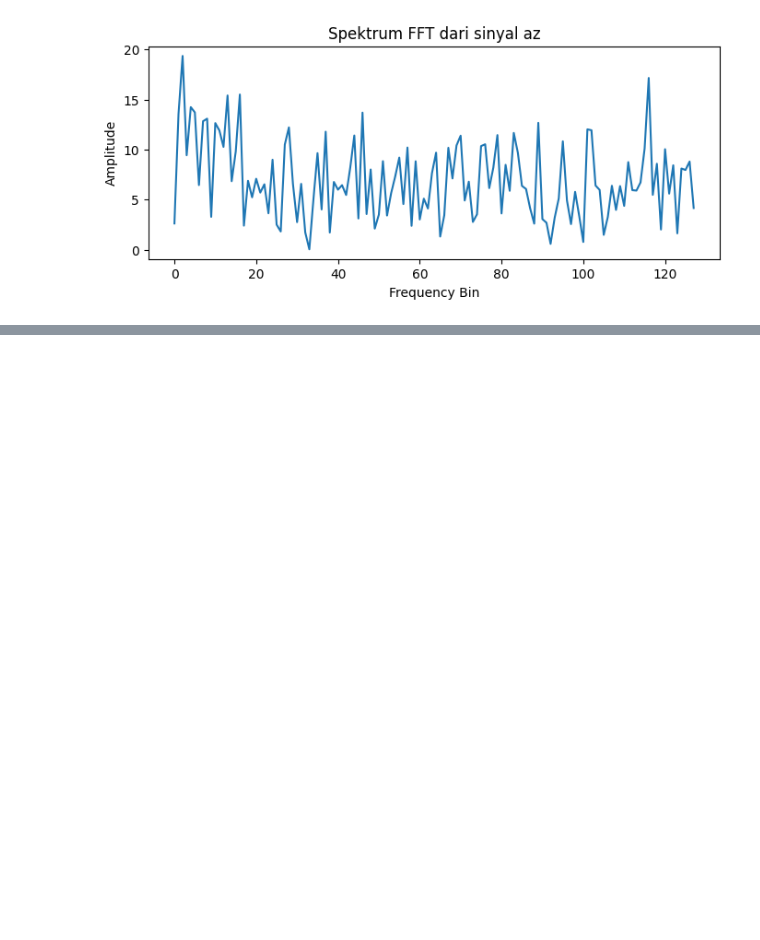
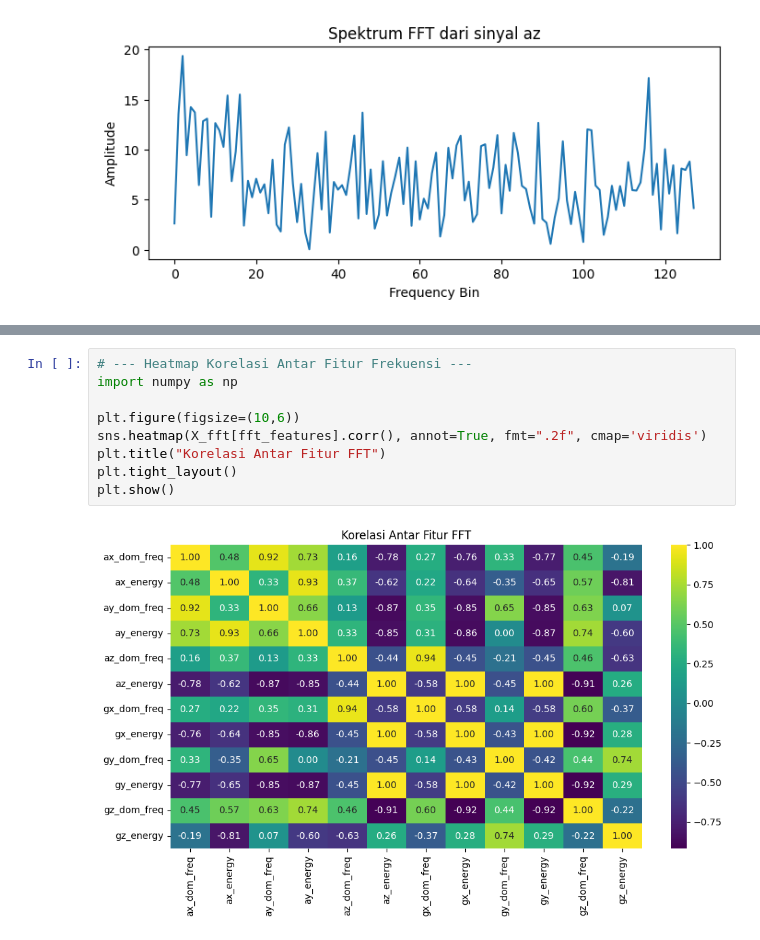
Before and after one commit to verykurniabakti/cv, a Jupyter notebook: 02EkstraksifiturFFT.ipynb, the cells around one changed output, grey strips where cells are left out. Drawn from its saved outputs; the diff is of its cells as text; blank space fills up the shorter version.

```diff
--- a/02EkstraksifiturFFT.ipynb
+++ b/02EkstraksifiturFFT.ipynb
@@ -64,0 +116,11 @@ plt.show()
+# %%
+# --- Heatmap Korelasi Antar Fitur Frekuensi ---
+import numpy as np
+
+plt.figure(figsize=(10,6))
+sns.heatmap(X_fft[fft_features].corr(), annot=True, fmt=".2f", cmap='viridis')
+plt.title("Korelasi Antar Fitur FFT")
+plt.tight_layout()
+plt.show()
+# %% [output]
+[figure, added]
```
Also changed, not shown: parts of 5 cells of this notebook.
